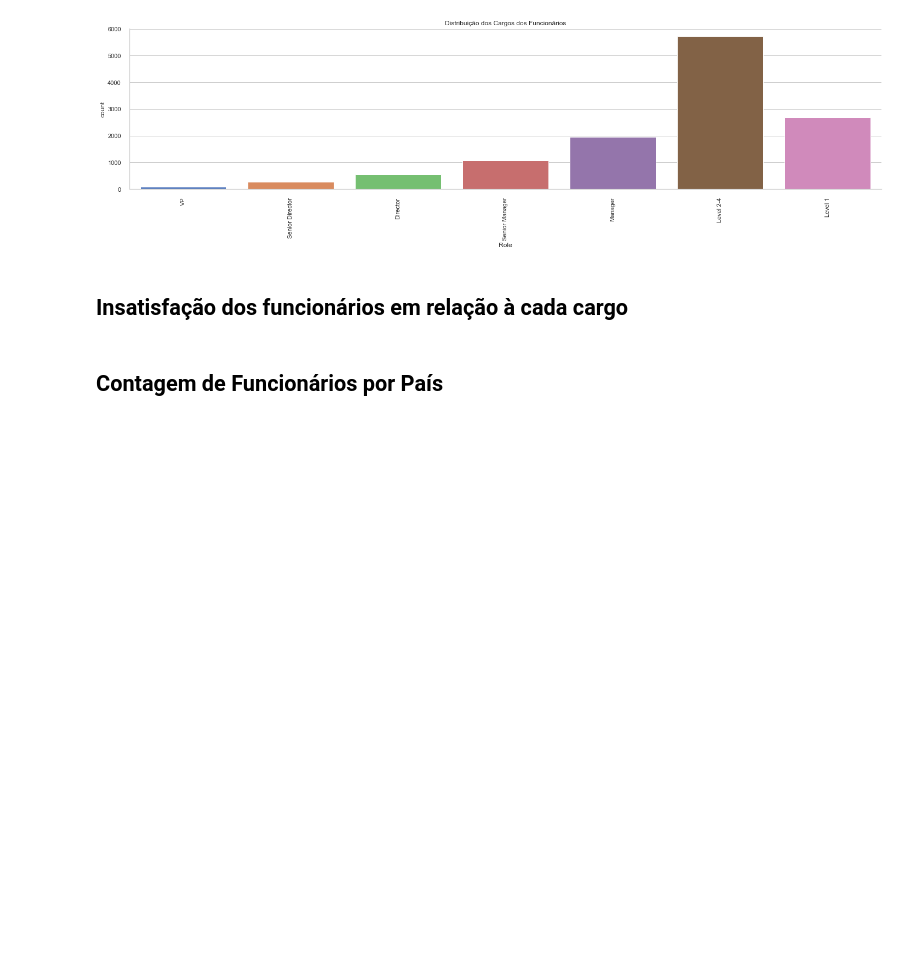
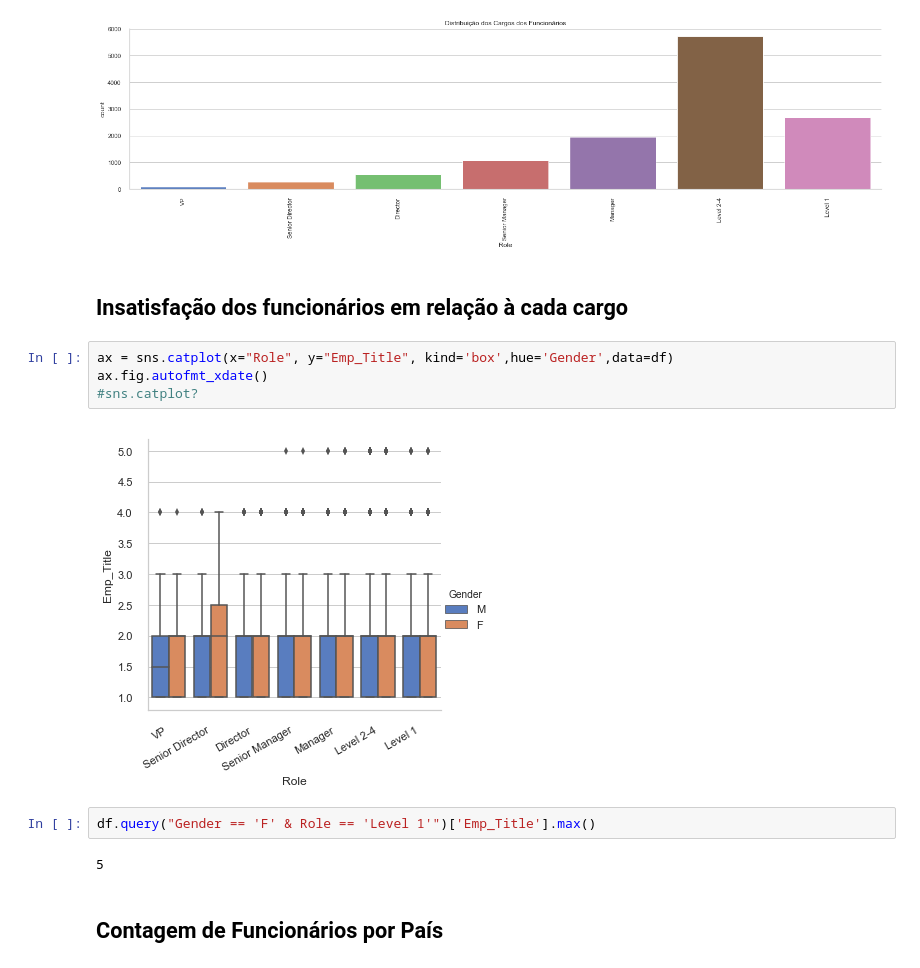
Before and after one commit to assisarthur/hr_engagement, a Jupyter notebook: HR_Engagement.ipynb, the cells around one changed output. Cells and saved outputs as stored; diff of their text form; blank space fills up the shorter version.

```diff
--- a/HR_Engagement.ipynb
+++ b/HR_Engagement.ipynb
@@ -118,6 +127,16 @@ g = plt.title("Distribuição dos Cargos dos Funcionários")
 [figure]
 # %% [markdown]
 ## Insatisfação dos funcionários em relação à cada cargo
+# %%
+ax = sns.catplot(x="Role", y="Emp_Title", kind='box',hue='Gender',data=df)
+ax.fig.autofmt_xdate()
+#sns.catplot?
+# %% [output]
+[figure, added]
+# %%
+df.query("Gender == 'F' & Role == 'Level 1'")['Emp_Title'].max()
+# %% [output]
+5
 # %% [markdown]
 ## Contagem de Funcionários por País
 # %%
```
Also changed, not shown: parts of 22 cells of this notebook, 1 other file.
